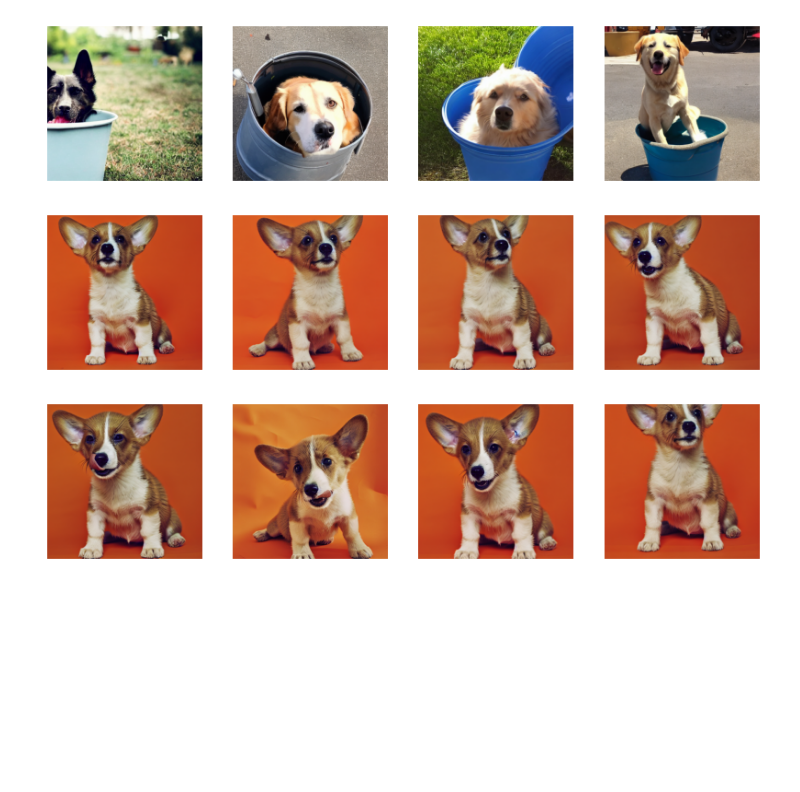
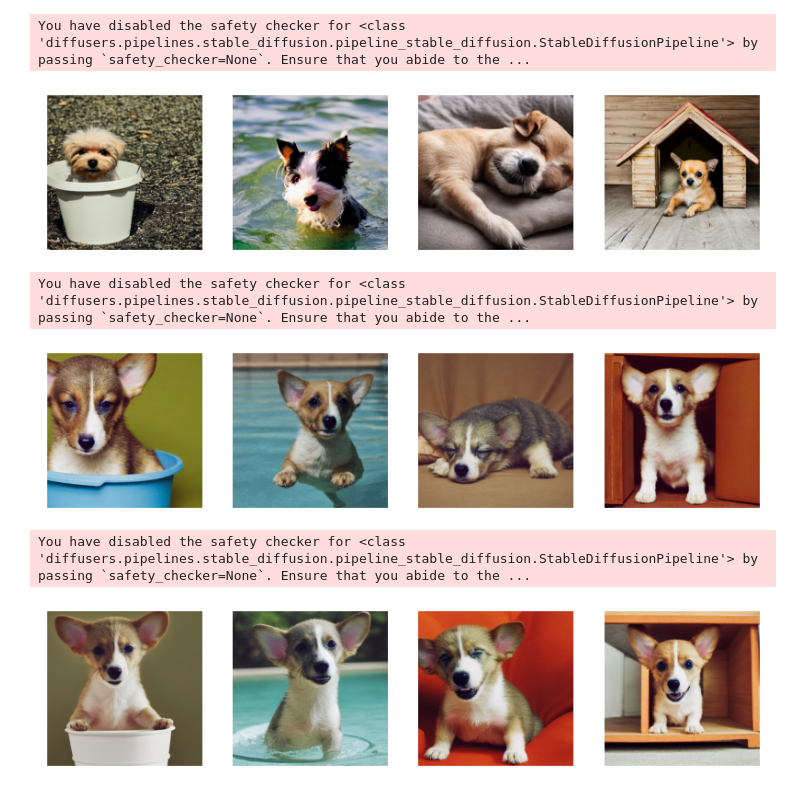
Before and after one commit to lansinuote/Diffusion_Training_Examples, a Jupyter notebook: 3.dream booth/test.ipynb, the cells around one changed output. Saved outputs shown, nothing was run; the diff lists cells and outputs as text; code cells hidden in the pictures; blank space fills up the shorter version.

```diff
--- a/3.dream booth/test.ipynb
+++ b/3.dream booth/test.ipynb
@@ -9,8 +9,12 @@ def test(pipeline):
     device = 'cuda' if torch.cuda.is_available() else 'cpu'
     pipeline = pipeline.to(device)
 
-    images = pipeline('A photo of sks dog in a bucket',
-                      num_images_per_prompt=4).images
+    texts = [
+        'A photo of little dog in a bucket', 'A photo of little dog swimming',
+        'A photo of little dog sleeping', 'A photo of little dog in a doghouse'
+    ]
+
+    images = [pipeline(i).images[0] for i in texts]
 
     plt.figure(figsize=(10, 5))
     for i in range(4):
@@ -20,21 +24,25 @@ def test(pipeline):
 
     plt.show()
 # %%
-pipeline = DiffusionPipeline.from_pretrained('CompVis/stable-diffusion-v1-4')
+pipeline = DiffusionPipeline.from_pretrained('CompVis/stable-diffusion-v1-4',
+                                             safety_checker=None)
 
 test(pipeline)
 # %% [output]
+You have disabled the safety checker for <class 'diffusers.pipelines.stable_diffusion.pipeline_stable_diffusion.StableDiffusionPipeline'> by passing `safety_checker=None`. Ensure that you abide to the ...
-[figure, old version]
+[figure, new version]
 # %%
-pipeline = DiffusionPipeline.from_pretrained('./save')
+pipeline = DiffusionPipeline.from_pretrained('./save', safety_checker=None)
 
 test(pipeline)
 # %% [output]
+You have disabled the safety checker for <class 'diffusers.pipelines.stable_diffusion.pipeline_stable_diffusion.StableDiffusionPipeline'> by passing `safety_checker=None`. Ensure that you abide to the ...
-[figure, old version]
+[figure, new version]
 # %%
 pipeline = DiffusionPipeline.from_pretrained(
-    'lansinuote/diffusion.3.dream_boothimages')
+    'lansinuote/diffusion.3.dream_booth', safety_checker=None)
 
 test(pipeline)
 # %% [output]
+You have disabled the safety checker for <class 'diffusers.pipelines.stable_diffusion.pipeline_stable_diffusion.StableDiffusionPipeline'> by passing `safety_checker=None`. Ensure that you abide to the ...
-[figure, old version]
+[figure, new version]
```
Also changed, not shown: 1 other file.
